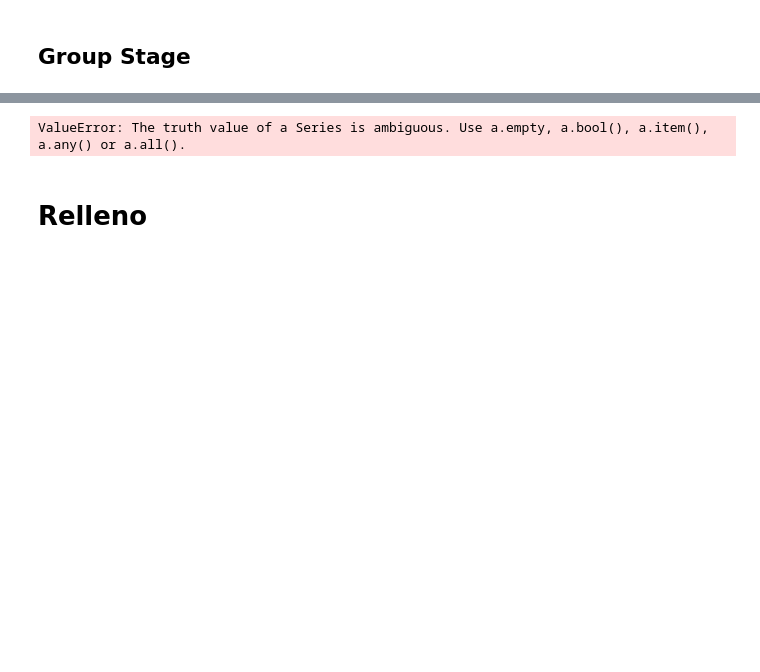
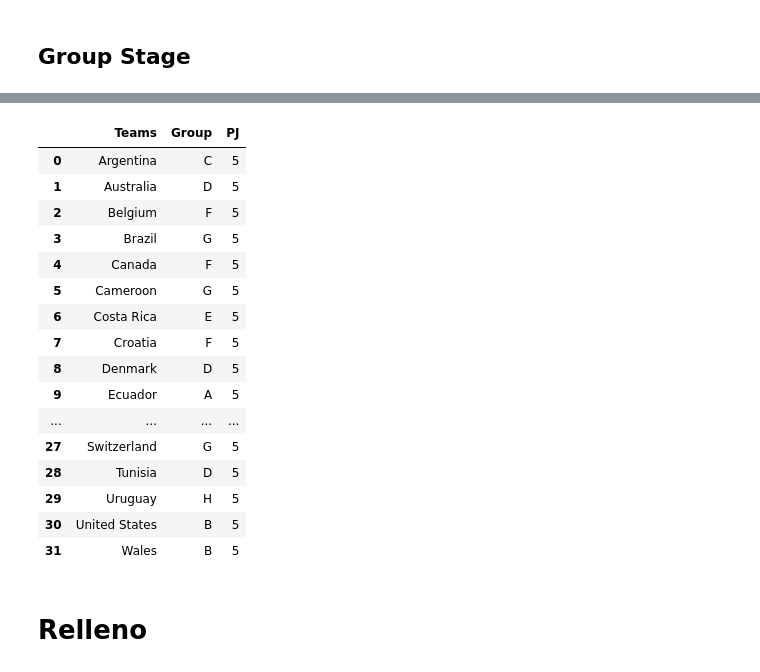
Before and after one commit to lromeror/Group_Slytheryn, a Jupyter notebook: DASHBOARD/assets/datas/FIFA_WORLD_CUP2022.ipynb, the cells around one changed output, grey strips where cells are left out. Cells and saved outputs as stored; diff of their text form; code cells hidden in the pictures; blank space fills up the shorter version.

```diff
--- a/DASHBOARD/assets/datas/FIFA_WORLD_CUP2022.ipynb
+++ b/DASHBOARD/assets/datas/FIFA_WORLD_CUP2022.ipynb
@@ -90,14 +101,35 @@ matches_fifa_wc2022
 # %%
 teams = pd.read_csv("selecciones.csv",sep=",").seleccion.tolist()
 df_groupstage = pd.DataFrame(columns=["Teams","Group"])
 df_groupstage["Teams"] =teams
 x  = df_groupstage["Teams"]
-dic_grupo = {1:["Qatar","Ecuador","Senegal","Netherlands"],2:["England","United States","Wales","Iran"],3:["Argentina","Poland","Mexico","Saudi_Arabia"],4:["Tunisia","Denmark","France","Australia"],5:["Japan","Germany","Costa Rica","Spain"],6:["Morocco","Croatia","Belgium","Canada"],7:["Brazil","Suiza","Cameroon","Serbia"],8:["Portugal","Korea Republic","Ghana","Urugay"]}
-conditions = [df_groupstage["Teams"]  in dic_grupo[1],df_groupstage["Teams"]  in dic_grupo[2],df_groupstage["Teams"]  in dic_grupo[3],df_groupstage["Teams"]  in dic_grupo[4],df_groupstage["Teams"]  in dic_grupo[5],df_groupstage["Teams"]  in dic_grupo[6],df_groupstage["Teams"]  in dic_grupo[7],df_groupstage["Teams"]  in dic_grupo[8]]
-results = ["A","B","C","D","E","I","J"]
-df_groupstage["Group"] = np.select(conditions,results)
+dic_grupo = {"A":["Qatar","Ecuador","Senegal","Netherlands"],"B":["England","United States","Wales","Iran"],"C":["Argentina","Poland","Mexico","Saudi_Arabia"],"D":["Tunisia","Denmark","France","Australia"],"E":["Japan","Germany","Costa Rica","Spain"],"F":["Morocco","Croatia","Belgium","Canada"],"G":["Brazil","Switzerland","Cameroon","Serbia"],"H":["Portugal","Korea Republic","Ghana","Uruguay"]}
+list_groups = []
+for country in df_groupstage["Teams"]:
+    for key,value in dic_grupo.items():
+        if country in value:
+            list_groups.append(key)
+df_groupstage["Group"]=list_groups
+df_groupstage['PJ'] = 5
+df_groupstage
 # %% [output]
-ValueError: The truth value of a Series is ambiguous. Use a.empty, a.bool(), a.item(), a.any() or a.all().
+|  | Teams | Group | PJ |
+| 0 | Argentina | C | 5 |
+| 1 | Australia | D | 5 |
+| 2 | Belgium | F | 5 |
+| 3 | Brazil | G | 5 |
+| 4 | Canada | F | 5 |
+| 5 | Cameroon | G | 5 |
+| 6 | Costa Rica | E | 5 |
+| 7 | Croatia | F | 5 |
+| 8 | Denmark | D | 5 |
+| 9 | Ecuador | A | 5 |
+| ... | ... | ... | ... |
+| 27 | Switzerland | G | 5 |
+| 28 | Tunisia | D | 5 |
+| 29 | Uruguay | H | 5 |
+| 30 | United States | B | 5 |
+| 31 | Wales | B | 5 |
 # %% [markdown]
 
 # Relleno
```
Also changed, not shown: parts of 5 cells of this notebook.
